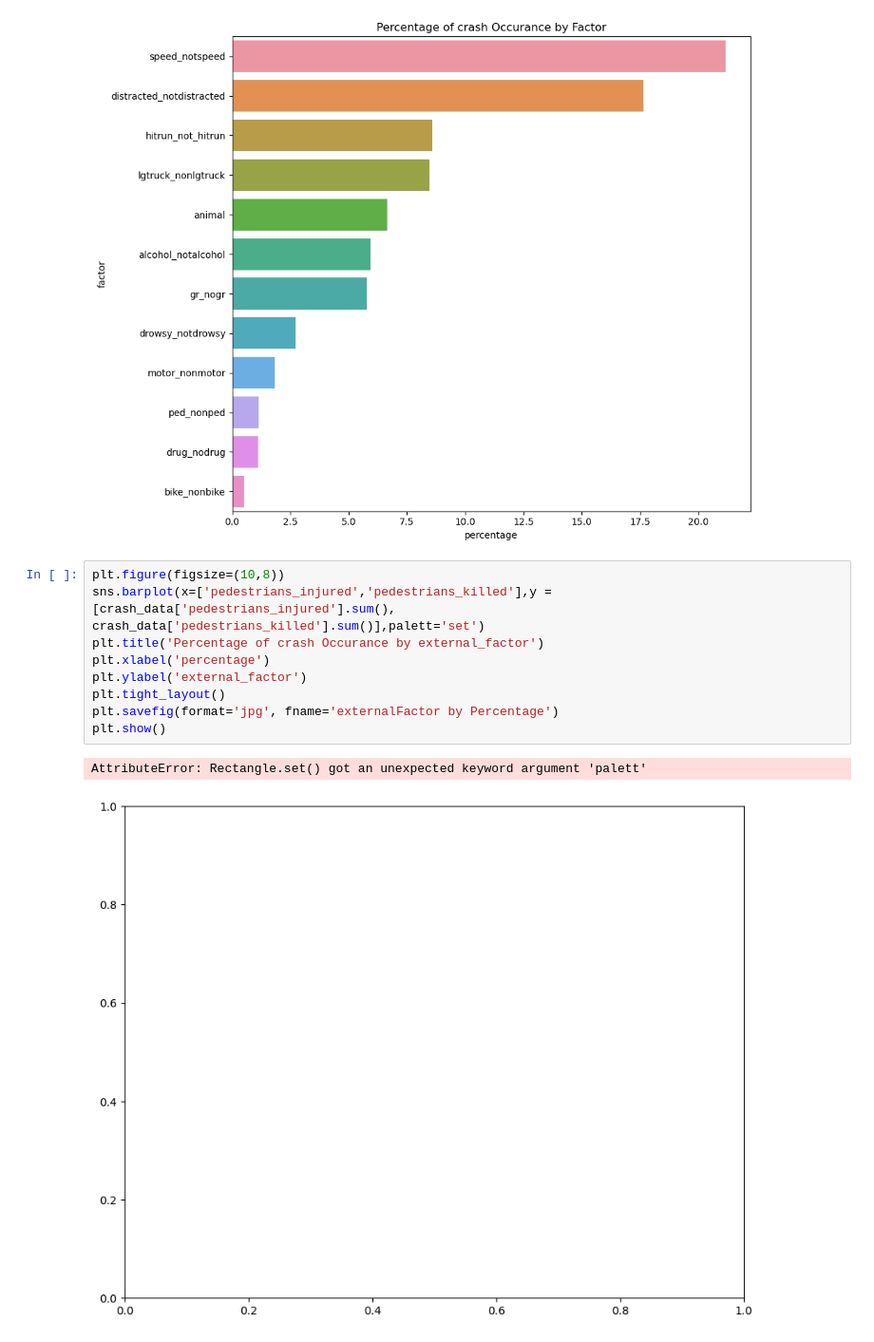
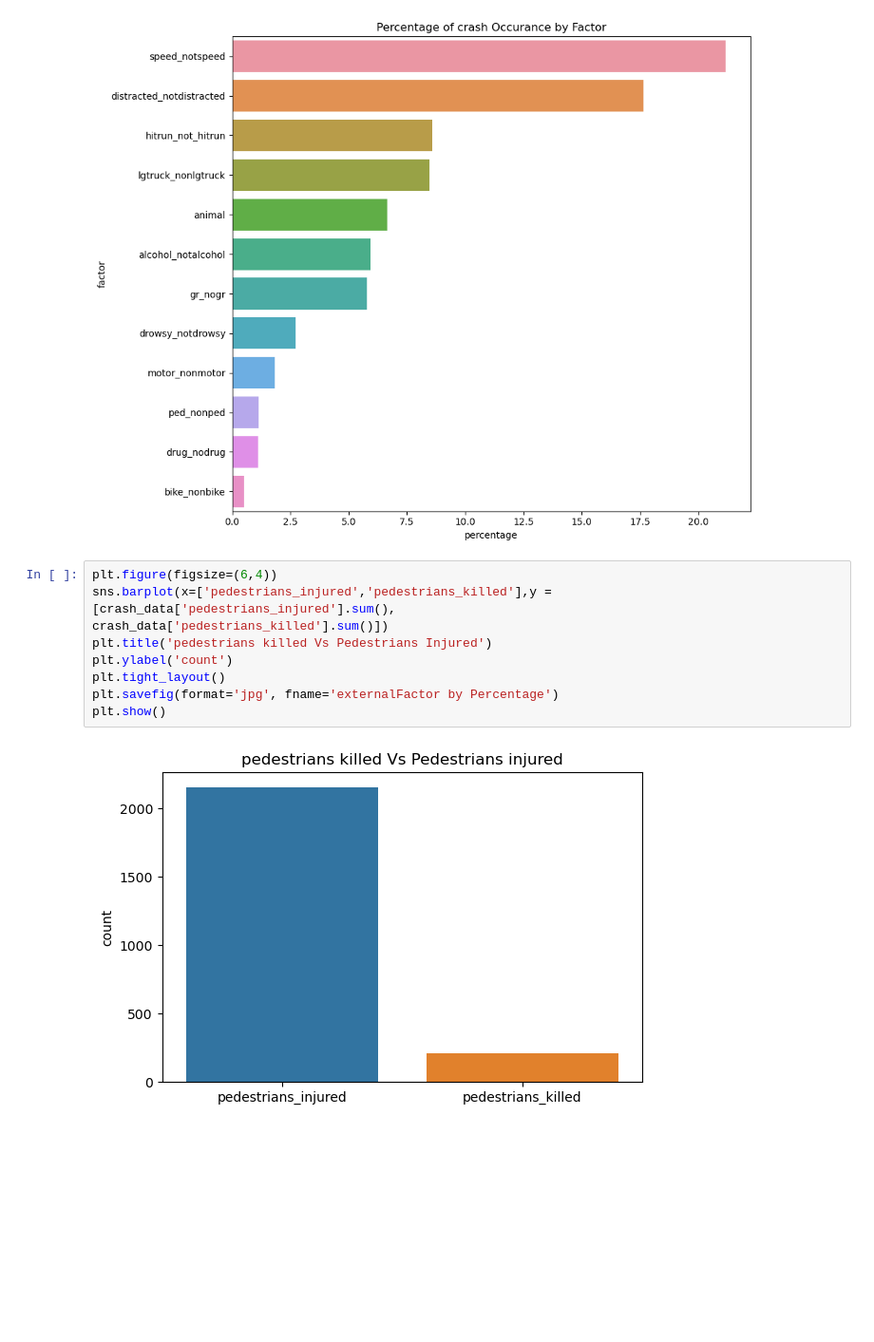
Before and after one commit to Eliab16/VDOT-crash-analysis, a Jupyter notebook: notebooks/VDOT_Analysis.ipynb, the cells around one changed output. Shown at 95% size. Saved outputs shown, nothing was run; the diff lists cells and outputs as text; blank space fills up the shorter version.

Commit message:
pedestrians_killed vs pedestrians_injured

```diff
--- a/notebooks/VDOT_Analysis.ipynb
+++ b/notebooks/VDOT_Analysis.ipynb
@@ -437,16 +450,14 @@ plt.savefig(format='jpg', fname='Factor by Percentage')
 plt.show()
 # %% [output]
 [figure]
-# %%
-plt.figure(figsize=(10,8))
-sns.barplot(x=['pedestrians_injured','pedestrians_killed'],y =[crash_data['pedestrians_injured'].sum(),
-crash_data['pedestrians_killed'].sum()],palett='set')
-plt.title('Percentage of crash Occurance by external_factor')
-plt.xlabel('percentage')
-plt.ylabel('external_factor')
-plt.tight_layout()
-plt.savefig(format='jpg', fname='externalFactor by Percentage')
-plt.show()
-# %% [output]
-AttributeError: Rectangle.set() got an unexpected keyword argument 'palett'
-[figure, removed]
+# %%
+plt.figure(figsize=(6,4))
+sns.barplot(x=['pedestrians_injured','pedestrians_killed'],y =[crash_data['pedestrians_injured'].sum(),
+crash_data['pedestrians_killed'].sum()])
+plt.title('pedestrians killed Vs Pedestrians Injured')
+plt.ylabel('count')
+plt.tight_layout()
+plt.savefig(format='jpg', fname='externalFactor by Percentage')
+plt.show()
+# %% [output]
+[figure, added]
```
Also changed, not shown: parts of 4 cells of this notebook, 1 other file.
